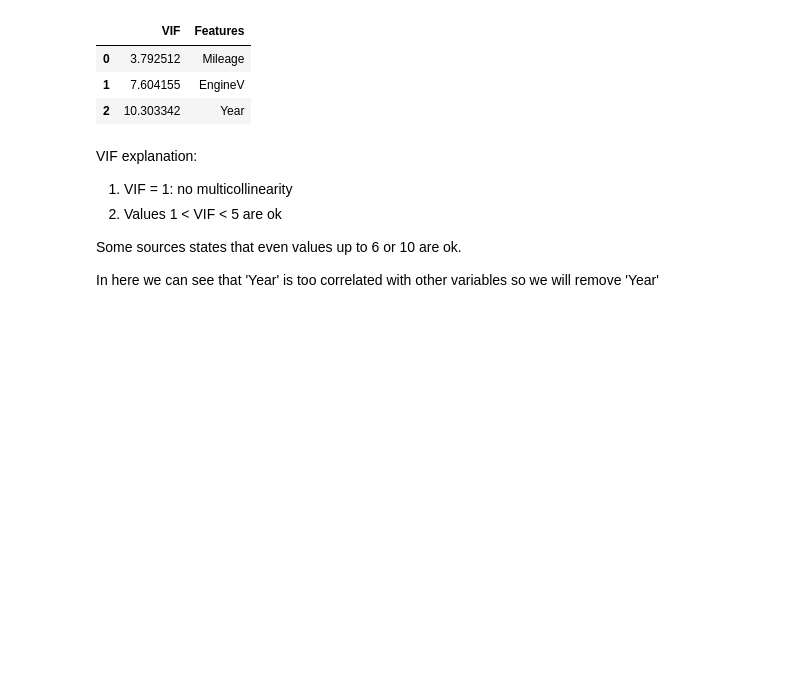
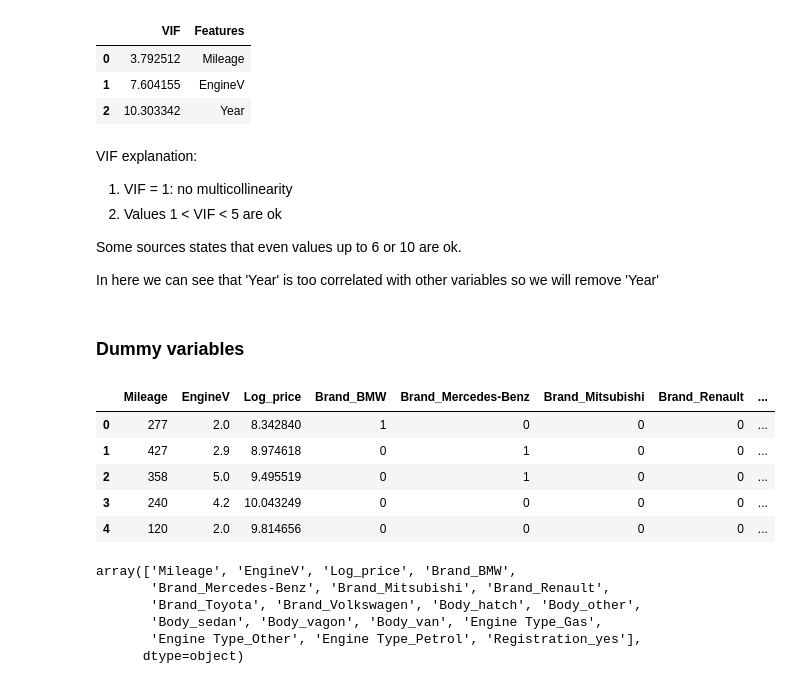
Before and after one commit to tomasz-urban/Jupyter, a Jupyter notebook: DS_bootcamp/linear_regression_sklearn/car_sales_example_project.ipynb, the cells around one changed output. Saved outputs shown, nothing was run; the diff lists cells and outputs as text; code cells hidden in the pictures; blank space fills up the shorter version.

Commit message:
Dummy variables

```diff
--- a/DS_bootcamp/linear_regression_sklearn/car_sales_example_project.ipynb
+++ b/DS_bootcamp/linear_regression_sklearn/car_sales_example_project.ipynb
@@ -305,3 +305,7 @@ Some sources states that even values up to 6 or 10 are ok.
 In here we can see that 'Year' is too correlated with other variables so we will remove 'Year'
 # %%
 data_no_multicollinearity = data_cleaned.drop(['Year'], axis=1)
+# %% [markdown]
+### Dummy variables
+# %%
+data_dummies = pd.get_dummies(data_no_multicollinearity, drop_first=True)
@@ -307,0 +316,19 @@ data_no_multicollinearity = data_cleaned.drop(['Year'], axis=1)
+# %%
+data_dummies.head()
+# %% [output]
+|  | Mileage | EngineV | Log_price | Brand_BMW | Brand_Mercedes-Benz | Brand_Mitsubishi | Brand_Renault | ... |
+| 0 | 277 | 2.0 | 8.342840 | 1 | 0 | 0 | 0 | ... |
+| 1 | 427 | 2.9 | 8.974618 | 0 | 1 | 0 | 0 | ... |
+| 2 | 358 | 5.0 | 9.495519 | 0 | 1 | 0 | 0 | ... |
+| 3 | 240 | 4.2 | 10.043249 | 0 | 0 | 0 | 0 | ... |
+| 4 | 120 | 2.0 | 9.814656 | 0 | 0 | 0 | 0 | ... |
+# %%
+# Rearranging columns
+data_dummies.columns.values
+# %% [output]
+array(['Mileage', 'EngineV', 'Log_price', 'Brand_BMW',
+       'Brand_Mercedes-Benz', 'Brand_Mitsubishi', 'Brand_Renault',
+       'Brand_Toyota', 'Brand_Volkswagen', 'Body_hatch', 'Body_other',
+       'Body_sedan', 'Body_vagon', 'Body_van', 'Engine Type_Gas',
+       'Engine Type_Other', 'Engine Type_Petrol', 'Registration_yes'],
+      dtype=object)
```
Also changed, not shown: parts of 4 cells of this notebook.
